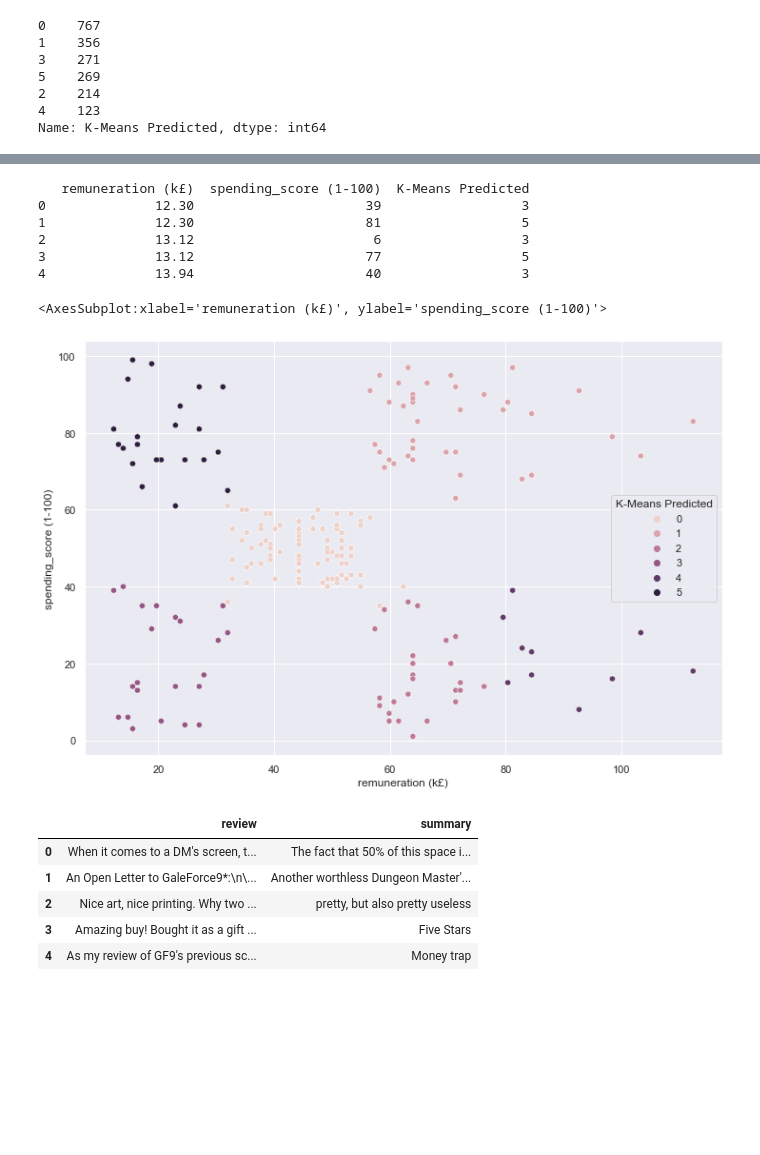
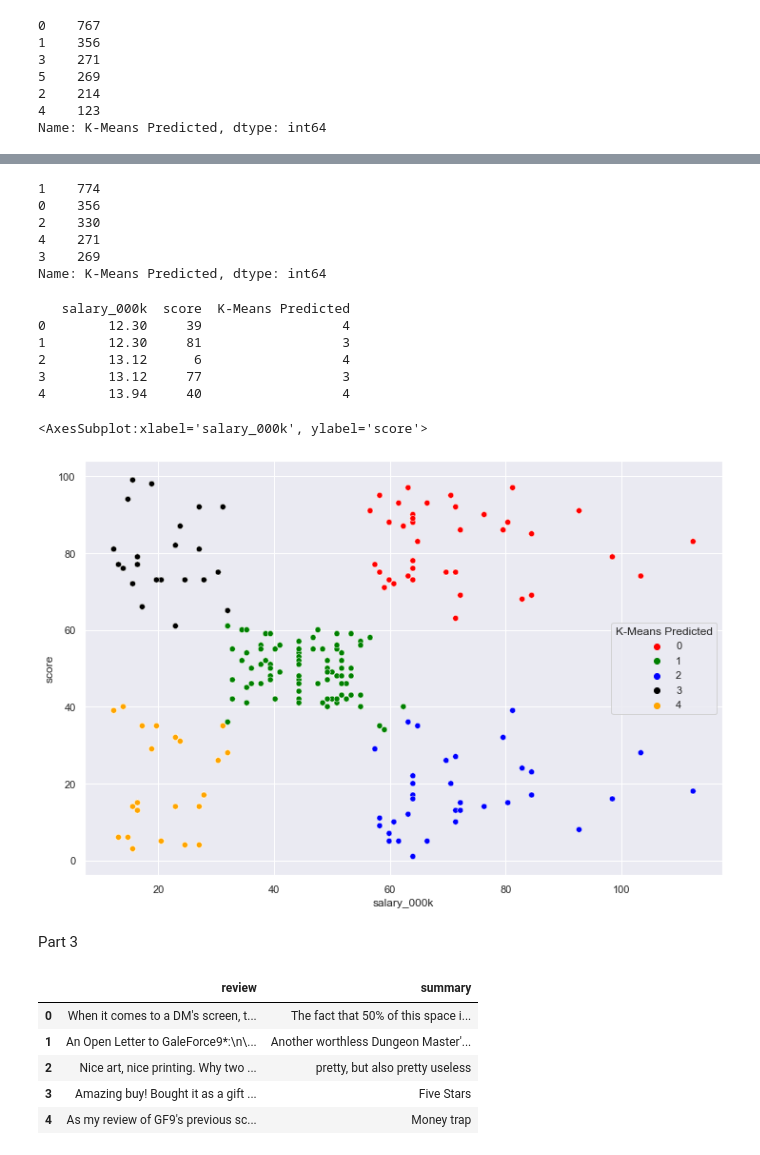
Before and after one commit to mattrose1/LSE_DA_Turtle_analysis, a Jupyter notebook: Assignment 3.ipynb, the cells around one changed output, grey strips where cells are left out. Cells and saved outputs as stored; diff of their text form; code cells hidden in the pictures; blank space fills up the shorter version.

```diff
--- a/Assignment 3.ipynb
+++ b/Assignment 3.ipynb
@@ -353,5 +370,6 @@ plt.show()
 # %% [markdown]
 Part 2
 # %%
-df2 = turtle_csv[['remuneration (k£)', 'spending_score (1-100)']]
+# create a new dataframe using the salary and score columns from the turtle csv file
+df2 = turtle_csv[['salary_000k', 'score']]
 # %%
@@ -501,21 +541,33 @@ Name: K-Means Predicted, dtype: int64
+# %%
+df2['K-Means Predicted'].value_counts()
+# %% [output]
+1    774
+0    356
+2    330
+4    271
+3    269
+Name: K-Means Predicted, dtype: int64
 # %%
 print(df2.head())
 # %% [output]
-   remuneration (k£)  spending_score (1-100)  K-Means Predicted
-0              12.30                      39                  3
-1              12.30                      81                  5
-2              13.12                       6                  3
-3              13.12                      77                  5
-4              13.94                      40                  3
+   salary_000k  score  K-Means Predicted
+0        12.30     39                  4
+1        12.30     81                  3
+2        13.12      6                  4
+3        13.12     77                  3
+4        13.94     40                  4
 # %%
+# visualise the clusters
 sns.set(rc = {'figure.figsize':(12, 8)})
 
-sns.scatterplot(x='remuneration (k£)' ,
-                y ='spending_score (1-100)',
-                data=df2 , hue='K-Means Predicted')
+sns.scatterplot(x='salary_000k' ,
+                y ='score',
+                data=df2 , hue='K-Means Predicted', palette=['red','green','blue', 'black', 'orange'])
 # %% [output]
-<AxesSubplot:xlabel='remuneration (k£)', ylabel='spending_score (1-100)'>
+<AxesSubplot:xlabel='salary_000k', ylabel='score'>
-[figure, old version]
+[figure, new version]
+# %% [markdown]
+Part 3
 # %%
 # create new turtle review table with only Review and Summary columns
 new_turtle = turtle_csv[['review', 'summary']]
```
Also changed, not shown: parts of 56 cells of this notebook.
